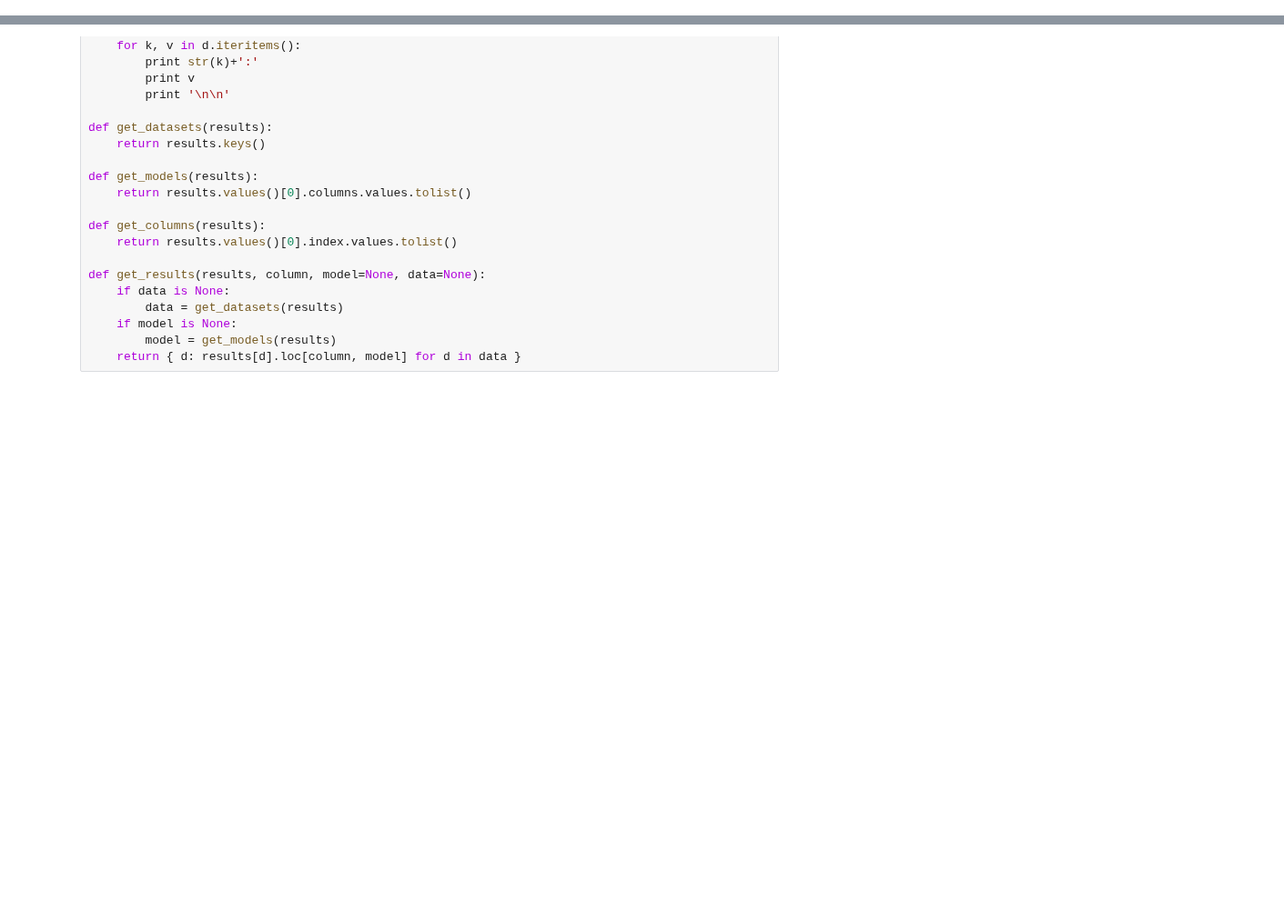
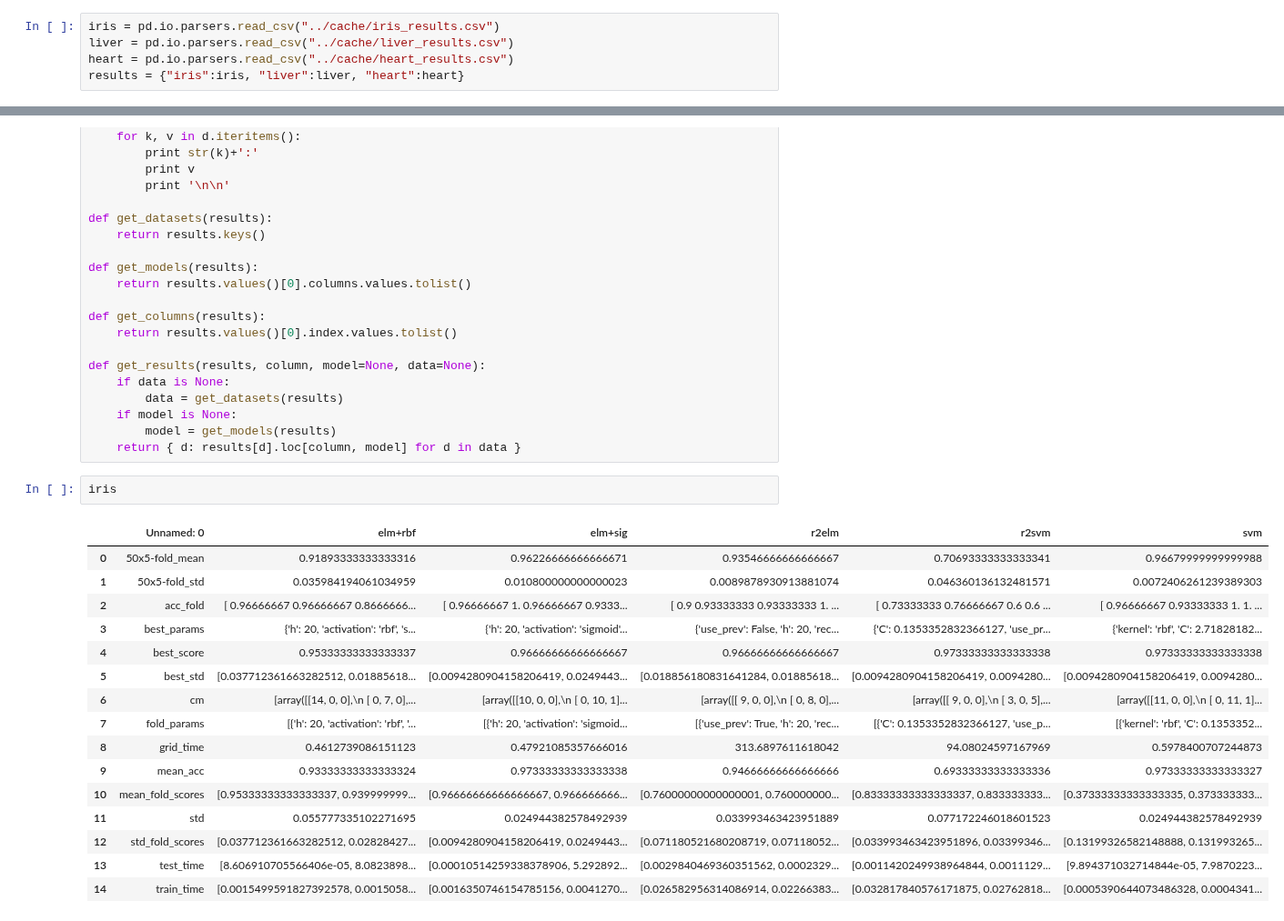
Before and after one commit to kudkudak/r2-learner, a Jupyter notebook: notebooks/results.ipynb, the cells around one changed output, grey strips where cells are left out. Shown at 91% size. Cells and saved outputs as stored; diff of their text form; blank space fills up the shorter version.

```diff
--- a/notebooks/results.ipynb
+++ b/notebooks/results.ipynb
@@ -79,3 +83,8 @@ f.close()
+# %%
+iris = pd.io.parsers.read_csv("../cache/iris_results.csv")
+liver = pd.io.parsers.read_csv("../cache/liver_results.csv")
+heart = pd.io.parsers.read_csv("../cache/heart_results.csv")
+results = {"iris":iris, "liver":liver, "heart":heart}
 # %%
 def disp(d) :
     """better dictionary display"""
@@ -100,3 +109,22 @@ def get_results(results, column, model=None, data=None):
     if model is None:
         model = get_models(results)
     return { d: results[d].loc[column, model] for d in data }
+# %%
+iris
+# %% [output]
+|  | Unnamed: 0 | elm+rbf | elm+sig | r2elm | r2svm | svm |
+| 0 | 50x5-fold_mean | 0.91893333333333316 | 0.96226666666666671 | 0.93546666666666667 | 0.70693333333333341 | 0.96679999999999988 |
+| 1 | 50x5-fold_std | 0.035984194061034959 | 0.010800000000000023 | 0.0089878930913881074 | 0.046360136132481571 | 0.0072406261239389303 |
+| 2 | acc_fold | [ 0.96666667 0.96666667 0.8666666... | [ 0.96666667 1. 0.96666667 0.9333... | [ 0.9 0.93333333 0.93333333 1. ... | [ 0.73333333 0.76666667 0.6 0.6 ... | [ 0.96666667 0.93333333 1. 1. ... |
+| 3 | best_params | {'h': 20, 'activation': 'rbf', 's... | {'h': 20, 'activation': 'sigmoid'... | {'use_prev': False, 'h': 20, 'rec... | {'C': 0.1353352832366127, 'use_pr... | {'kernel': 'rbf', 'C': 2.71828182... |
+| 4 | best_score | 0.95333333333333337 | 0.96666666666666667 | 0.96666666666666667 | 0.97333333333333338 | 0.97333333333333338 |
+| 5 | best_std | [0.037712361663282512, 0.01885618... | [0.0094280904158206419, 0.0249443... | [0.018856180831641284, 0.01885618... | [0.0094280904158206419, 0.0094280... | [0.0094280904158206419, 0.0094280... |
+| 6 | cm | [array([[14, 0, 0],\n [ 0, 7, 0],... | [array([[10, 0, 0],\n [ 0, 10, 1]... | [array([[ 9, 0, 0],\n [ 0, 8, 0],... | [array([[ 9, 0, 0],\n [ 3, 0, 5],... | [array([[11, 0, 0],\n [ 0, 11, 1]... |
+| 7 | fold_params | [{'h': 20, 'activation': 'rbf', '... | [{'h': 20, 'activation': 'sigmoid... | [{'use_prev': True, 'h': 20, 'rec... | [{'C': 0.1353352832366127, 'use_p... | [{'kernel': 'rbf', 'C': 0.1353352... |
+| 8 | grid_time | 0.4612739086151123 | 0.47921085357666016 | 313.6897611618042 | 94.08024597167969 | 0.5978400707244873 |
+| 9 | mean_acc | 0.93333333333333324 | 0.97333333333333338 | 0.94666666666666666 | 0.69333333333333336 | 0.97333333333333327 |
+| 10 | mean_fold_scores | [0.95333333333333337, 0.939999999... | [0.96666666666666667, 0.966666666... | [0.76000000000000001, 0.760000000... | [0.83333333333333337, 0.833333333... | [0.37333333333333335, 0.373333333... |
+| 11 | std | 0.055777335102271695 | 0.024944382578492939 | 0.033993463423951889 | 0.077172246018601523 | 0.024944382578492939 |
+| 12 | std_fold_scores | [0.037712361663282512, 0.02828427... | [0.0094280904158206419, 0.0249443... | [0.071180521680208719, 0.07118052... | [0.033993463423951896, 0.03399346... | [0.13199326582148888, 0.131993265... |
+| 13 | test_time | [8.606910705566406e-05, 8.0823898... | [0.00010514259338378906, 5.292892... | [0.0029840469360351562, 0.0002329... | [0.0011420249938964844, 0.0011129... | [9.894371032714844e-05, 7.9870223... |
+| 14 | train_time | [0.0015499591827392578, 0.0015058... | [0.0016350746154785156, 0.0041270... | [0.026582956314086914, 0.02266383... | [0.032817840576171875, 0.02762818... | [0.0005390644073486328, 0.0004341... |
```
Also changed, not shown: parts of 8 cells of this notebook, 3 other files.
